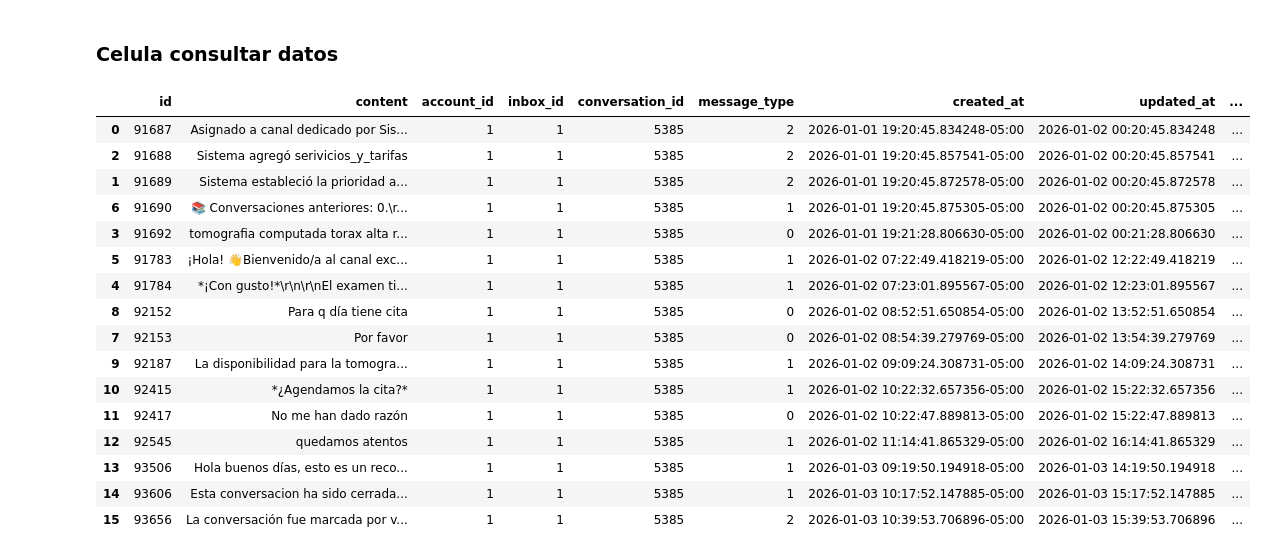
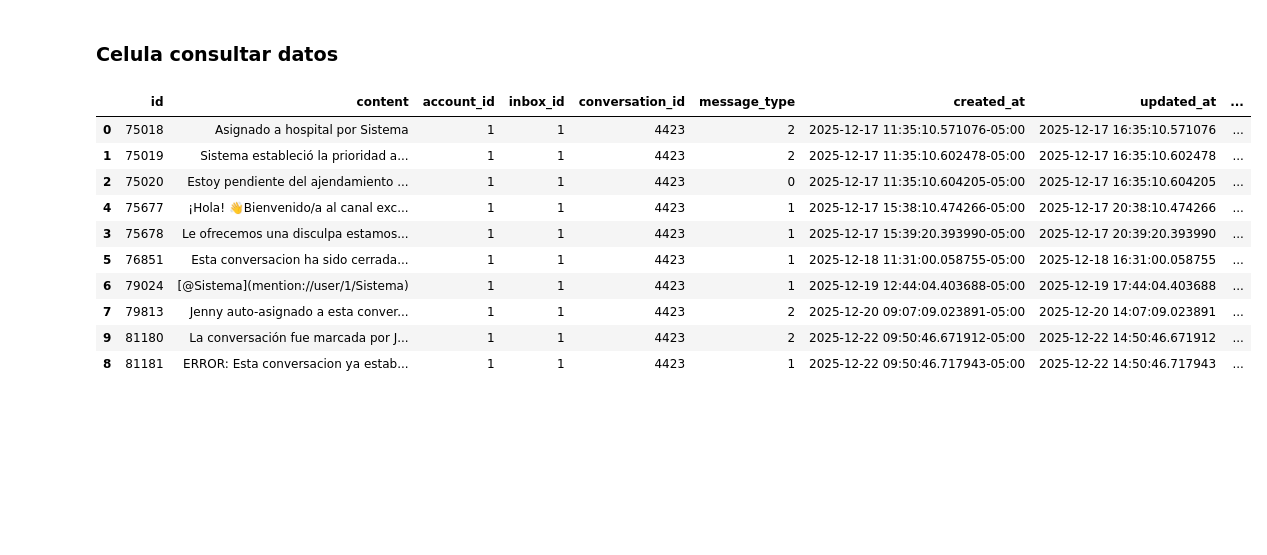
Before and after one commit to Jona-2006-17/analisis, a Jupyter notebook: analisis.ipynb, the cells around one changed output. Drawn from its saved outputs; the diff is of its cells as text; code cells hidden in the pictures; blank space fills up the shorter version.

```diff
--- a/analisis.ipynb
+++ b/analisis.ipynb
@@ -518,30 +562,24 @@ df.head(500)
 ### Celula consultar datos
 # %%
 ids_caso_raro = [6175, 6877, 6214, 6057]
-sentencia_messages_contact_user = "SELECT * FROM messages WHERE conversation_id=5385" #6883, 6057
+sentencia_messages_contact_user = "SELECT * FROM messages WHERE conversation_id=4423"
 df_messages_contact_user = pd.read_sql(sentencia_messages_contact_user, engine)
 
 df_messages_contact_user['created_at'] = df_messages_contact_user['created_at'].dt.tz_localize('UTC')
 df_messages_contact_user['created_at'] = df_messages_contact_user['created_at'].dt.tz_convert('America/Bogota')
 
 df_messages_contact_user = df_messages_contact_user.sort_values(['created_at'])
 
-df_messages_contact_user.head(50)
+df_messages_contact_user.head(60)
 # %% [output]
 |  | id | content | account_id | inbox_id | conversation_id | message_type | created_at | updated_at | ... |
-| 0 | 91687 | Asignado a canal dedicado por Sis... | 1 | 1 | 5385 | 2 | 2026-01-01 19:20:45.834248-05:00 | 2026-01-02 00:20:45.834248 | ... |
-| 2 | 91688 | Sistema agregó serivicios_y_tarifas | 1 | 1 | 5385 | 2 | 2026-01-01 19:20:45.857541-05:00 | 2026-01-02 00:20:45.857541 | ... |
-| 1 | 91689 | Sistema estableció la prioridad a... | 1 | 1 | 5385 | 2 | 2026-01-01 19:20:45.872578-05:00 | 2026-01-02 00:20:45.872578 | ... |
-| 6 | 91690 | 📚 Conversaciones anteriores: 0.\r... | 1 | 1 | 5385 | 1 | 2026-01-01 19:20:45.875305-05:00 | 2026-01-02 00:20:45.875305 | ... |
-| 3 | 91692 | tomografia computada torax alta r... | 1 | 1 | 5385 | 0 | 2026-01-01 19:21:28.806630-05:00 | 2026-01-02 00:21:28.806630 | ... |
-| 5 | 91783 | ¡Hola! 👋Bienvenido/a al canal exc... | 1 | 1 | 5385 | 1 | 2026-01-02 07:22:49.418219-05:00 | 2026-01-02 12:22:49.418219 | ... |
-| 4 | 91784 | *¡Con gusto!*\r\n\r\nEl examen ti... | 1 | 1 | 5385 | 1 | 2026-01-02 07:23:01.895567-05:00 | 2026-01-02 12:23:01.895567 | ... |
-| 8 | 92152 | Para q día tiene cita | 1 | 1 | 5385 | 0 | 2026-01-02 08:52:51.650854-05:00 | 2026-01-02 13:52:51.650854 | ... |
-| 7 | 92153 | Por favor | 1 | 1 | 5385 | 0 | 2026-01-02 08:54:39.279769-05:00 | 2026-01-02 13:54:39.279769 | ... |
-| 9 | 92187 | La disponibilidad para la tomogra... | 1 | 1 | 5385 | 1 | 2026-01-02 09:09:24.308731-05:00 | 2026-01-02 14:09:24.308731 | ... |
-| 10 | 92415 | *¿Agendamos la cita?* | 1 | 1 | 5385 | 1 | 2026-01-02 10:22:32.657356-05:00 | 2026-01-02 15:22:32.657356 | ... |
-| 11 | 92417 | No me han dado razón | 1 | 1 | 5385 | 0 | 2026-01-02 10:22:47.889813-05:00 | 2026-01-02 15:22:47.889813 | ... |
-| 12 | 92545 | quedamos atentos | 1 | 1 | 5385 | 1 | 2026-01-02 11:14:41.865329-05:00 | 2026-01-02 16:14:41.865329 | ... |
-| 13 | 93506 | Hola buenos días, esto es un reco... | 1 | 1 | 5385 | 1 | 2026-01-03 09:19:50.194918-05:00 | 2026-01-03 14:19:50.194918 | ... |
-| 14 | 93606 | Esta conversacion ha sido cerrada... | 1 | 1 | 5385 | 1 | 2026-01-03 10:17:52.147885-05:00 | 2026-01-03 15:17:52.147885 | ... |
-| 15 | 93656 | La conversación fue marcada por v... | 1 | 1 | 5385 | 2 | 2026-01-03 10:39:53.706896-05:00 | 2026-01-03 15:39:53.706896 | ... |
+| 0 | 75018 | Asignado a hospital por Sistema | 1 | 1 | 4423 | 2 | 2025-12-17 11:35:10.571076-05:00 | 2025-12-17 16:35:10.571076 | ... |
+| 1 | 75019 | Sistema estableció la prioridad a... | 1 | 1 | 4423 | 2 | 2025-12-17 11:35:10.602478-05:00 | 2025-12-17 16:35:10.602478 | ... |
+| 2 | 75020 | Estoy pendiente del ajendamiento ... | 1 | 1 | 4423 | 0 | 2025-12-17 11:35:10.604205-05:00 | 2025-12-17 16:35:10.604205 | ... |
+| 4 | 75677 | ¡Hola! 👋Bienvenido/a al canal exc... | 1 | 1 | 4423 | 1 | 2025-12-17 15:38:10.474266-05:00 | 2025-12-17 20:38:10.474266 | ... |
+| 3 | 75678 | Le ofrecemos una disculpa estamos... | 1 | 1 | 4423 | 1 | 2025-12-17 15:39:20.393990-05:00 | 2025-12-17 20:39:20.393990 | ... |
+| 5 | 76851 | Esta conversacion ha sido cerrada... | 1 | 1 | 4423 | 1 | 2025-12-18 11:31:00.058755-05:00 | 2025-12-18 16:31:00.058755 | ... |
+| 6 | 79024 | [@Sistema](mention://user/1/Sistema) | 1 | 1 | 4423 | 1 | 2025-12-19 12:44:04.403688-05:00 | 2025-12-19 17:44:04.403688 | ... |
+| 7 | 79813 | Jenny auto-asignado a esta conver... | 1 | 1 | 4423 | 2 | 2025-12-20 09:07:09.023891-05:00 | 2025-12-20 14:07:09.023891 | ... |
+| 9 | 81180 | La conversación fue marcada por J... | 1 | 1 | 4423 | 2 | 2025-12-22 09:50:46.671912-05:00 | 2025-12-22 14:50:46.671912 | ... |
+| 8 | 81181 | ERROR: Esta conversacion ya estab... | 1 | 1 | 4423 | 1 | 2025-12-22 09:50:46.717943-05:00 | 2025-12-22 14:50:46.717943 | ... |
```
Also changed, not shown: parts of 10 cells of this notebook.
